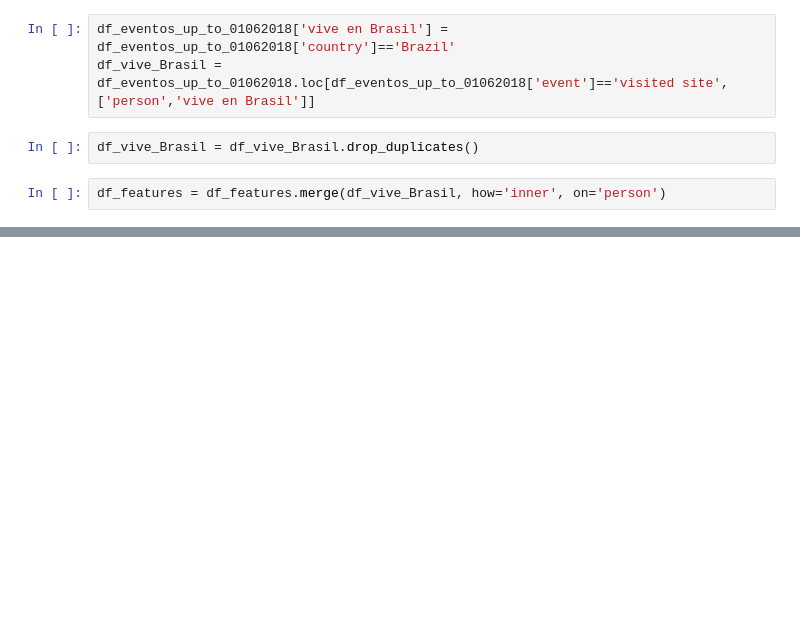
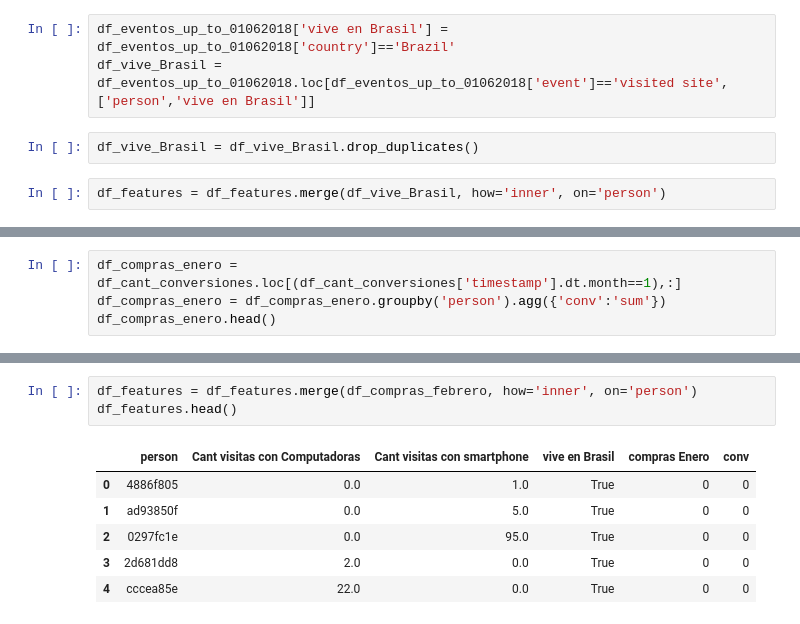
Before and after one commit to seblaz/7506-datos-tp2, a Jupyter notebook: Features/Feature Engineering Fran.ipynb, the cells around one changed output, grey strips where cells are left out. Drawn from its saved outputs; the diff is of its cells as text; blank space fills up the shorter version.

```diff
--- a/Features/Feature Engineering Fran.ipynb
+++ b/Features/Feature Engineering Fran.ipynb
@@ -86,0 +113,4 @@ df_features.head()
+# %%
+df_compras_enero = df_cant_conversiones.loc[(df_cant_conversiones['timestamp'].dt.month==1),:]
+df_compras_enero = df_compras_enero.groupby('person').agg({'conv':'sum'})
+df_compras_enero.head()
@@ -86,0 +160,10 @@ df_features.head()
+# %%
+df_features = df_features.merge(df_compras_febrero, how='inner', on='person')
+df_features.head()
+# %% [output]
+|  | person | Cant visitas con Computadoras | Cant visitas con smartphone | vive en Brasil | compras Enero | conv |
+| 0 | 4886f805 | 0.0 | 1.0 | True | 0 | 0 |
+| 1 | ad93850f | 0.0 | 5.0 | True | 0 | 0 |
+| 2 | 0297fc1e | 0.0 | 95.0 | True | 0 | 0 |
+| 3 | 2d681dd8 | 2.0 | 0.0 | True | 0 | 0 |
+| 4 | cccea85e | 22.0 | 0.0 | True | 0 | 0 |
```
Also changed, not shown: parts of 22 cells of this notebook.
